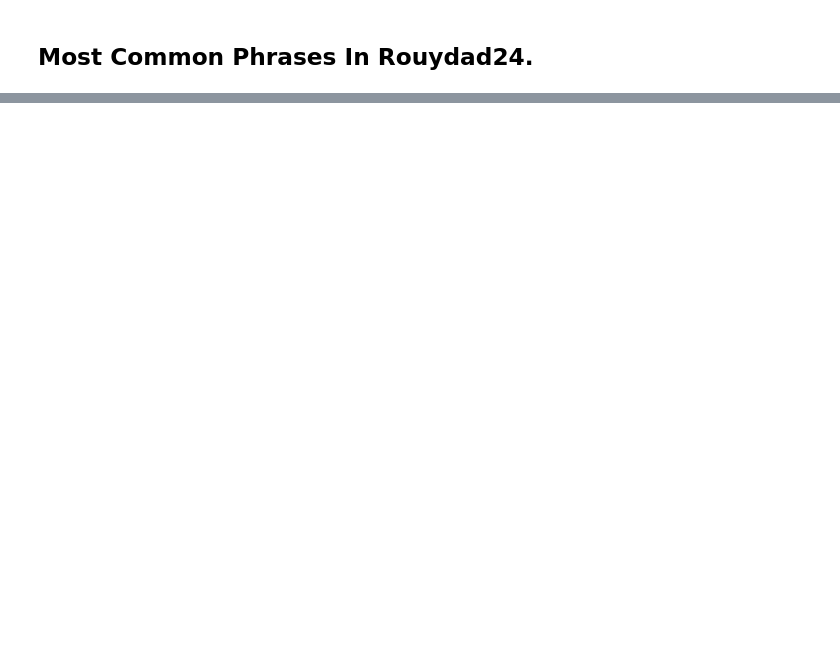
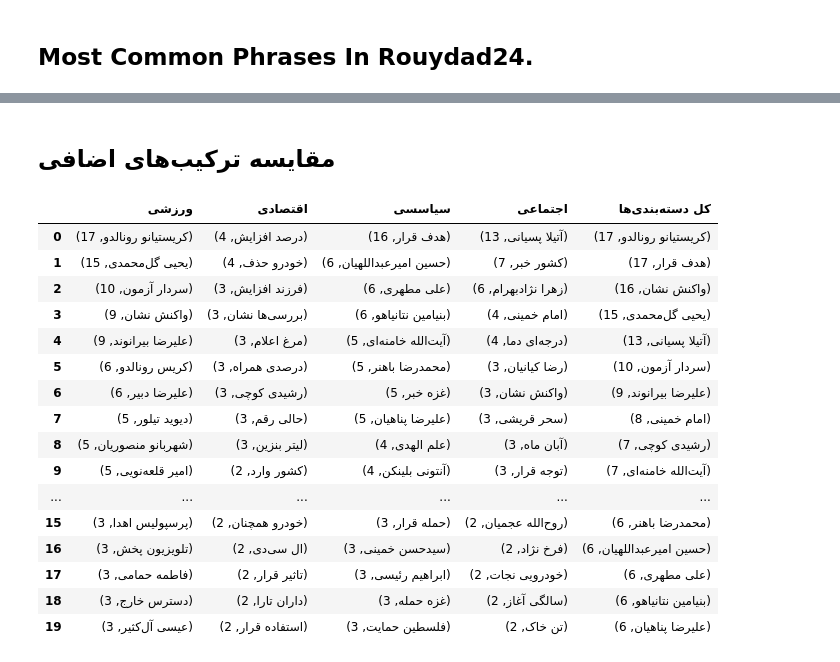
Before and after one commit to mohammadhnz/NLP-Assignments, a Jupyter notebook: Text Retrieval and Pre-processing Assignment/process.ipynb, the cells around one changed output, grey strips where cells are left out. Saved outputs shown, nothing was run; the diff lists cells and outputs as text; code cells hidden in the pictures; blank space fills up the shorter version.

```diff
--- a/Text Retrieval and Pre-processing Assignment/process.ipynb
+++ b/Text Retrieval and Pre-processing Assignment/process.ipynb
@@ -326,0 +424,28 @@ pd.DataFrame(results)
+# %% [markdown]
+## مقایسه ترکیب‌های اضافی
+# %%
+results = dict()
+results['ورزشی'] = nltk.FreqDist( [' '.join([z[0] for z in item]) for item in sport_results[2]]).most_common(20)
+results['اقتصادی'] = nltk.FreqDist( [' '.join([z[0] for z in item]) for item in economic_results[2]]).most_common(20)
+results['سیاسسی'] = nltk.FreqDist( [' '.join([z[0] for z in item]) for item in politic_results[2]]).most_common(20)
+results['اجتماعی'] = nltk.FreqDist( [' '.join([z[0] for z in item]) for item in society_results[2]]).most_common(20)
+results['کل دسته‌بندی‌ها'] = nltk.FreqDist( [' '.join([z[0] for z in item]) for item in sport_results[2] + economic_results[2] + politic_results[2] + society_results[2]]).most_common(20)
+pd.DataFrame(results)
+# %% [output]
+|  | ورزشی | اقتصادی | سیاسسی | اجتماعی | کل دسته‌بندی‌ها |
+| 0 | (کریستیانو رونالدو, 17) | (درصد افزایش, 4) | (هدف قرار, 16) | (آتیلا پسیانی, 13) | (کریستیانو رونالدو, 17) |
+| 1 | (یحیی گل‌محمدی, 15) | (خودرو حذف, 4) | (حسین امیرعبداللهیان, 6) | (کشور خبر, 7) | (هدف قرار, 17) |
+| 2 | (سردار آزمون, 10) | (فرزند افزایش, 3) | (علی مطهری, 6) | (زهرا نژادبهرام, 6) | (واکنش نشان, 16) |
+| 3 | (واکنش نشان, 9) | (بررسی‌ها نشان, 3) | (بنیامین نتانیاهو, 6) | (امام خمینی, 4) | (یحیی گل‌محمدی, 15) |
+| 4 | (علیرضا بیرانوند, 9) | (مرغ اعلام, 3) | (آیت‌الله خامنه‌ای, 5) | (درجه‌ای دما, 4) | (آتیلا پسیانی, 13) |
+| 5 | (کریس رونالدو, 6) | (درصدی همراه, 3) | (محمدرضا باهنر, 5) | (رضا کیانیان, 3) | (سردار آزمون, 10) |
+| 6 | (علیرضا دبیر, 6) | (رشیدی کوچی, 3) | (غزه خبر, 5) | (واکنش نشان, 3) | (علیرضا بیرانوند, 9) |
+| 7 | (دیوید تیلور, 5) | (حالی رقم, 3) | (علیرضا پناهیان, 5) | (سحر قریشی, 3) | (امام خمینی, 8) |
+| 8 | (شهربانو منصوریان, 5) | (لیتر بنزین, 3) | (علم الهدی, 4) | (آبان ماه, 3) | (رشیدی کوچی, 7) |
+| 9 | (امیر قلعه‌نویی, 5) | (کشور وارد, 2) | (آنتونی بلینکن, 4) | (توجه قرار, 3) | (آیت‌الله خامنه‌ای, 7) |
+| ... | ... | ... | ... | ... | ... |
+| 15 | (پرسپولیس اهدا, 3) | (خودرو همچنان, 2) | (حمله قرار, 3) | (روح‌الله عجمیان, 2) | (محمدرضا باهنر, 6) |
+| 16 | (تلویزیون پخش, 3) | (ال سی‌دی, 2) | (سیدحسن خمینی, 3) | (فرخ نژاد, 2) | (حسین امیرعبداللهیان, 6) |
+| 17 | (فاطمه حمامی, 3) | (تاثیر قرار, 2) | (ابراهیم رئیسی, 3) | (خودرویی نجات, 2) | (علی مطهری, 6) |
+| 18 | (دسترس خارج, 3) | (داران تارا, 2) | (غزه حمله, 3) | (سالگی آغاز, 2) | (بنیامین نتانیاهو, 6) |
+| 19 | (عیسی آل‌کثیر, 3) | (استفاده قرار, 2) | (فلسطین حمایت, 3) | (تن خاک, 2) | (علیرضا پناهیان, 6) |
```
Also changed, not shown: parts of 32 cells of this notebook.
